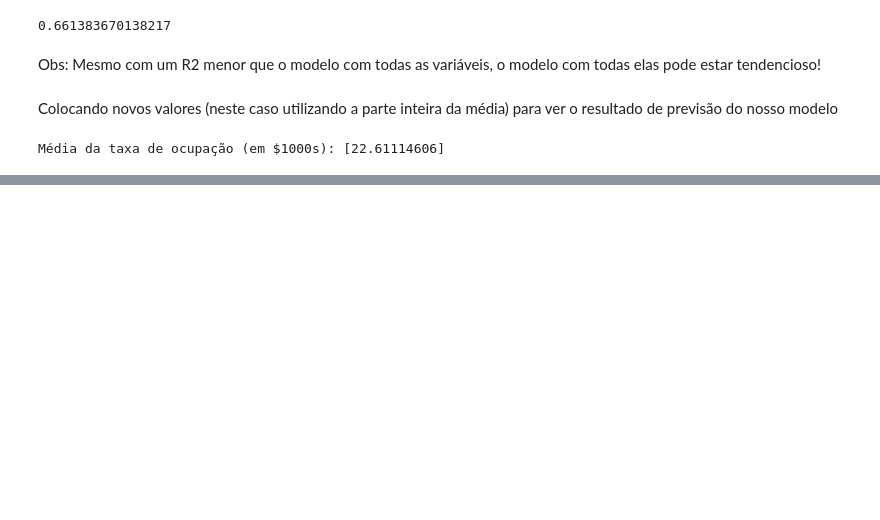
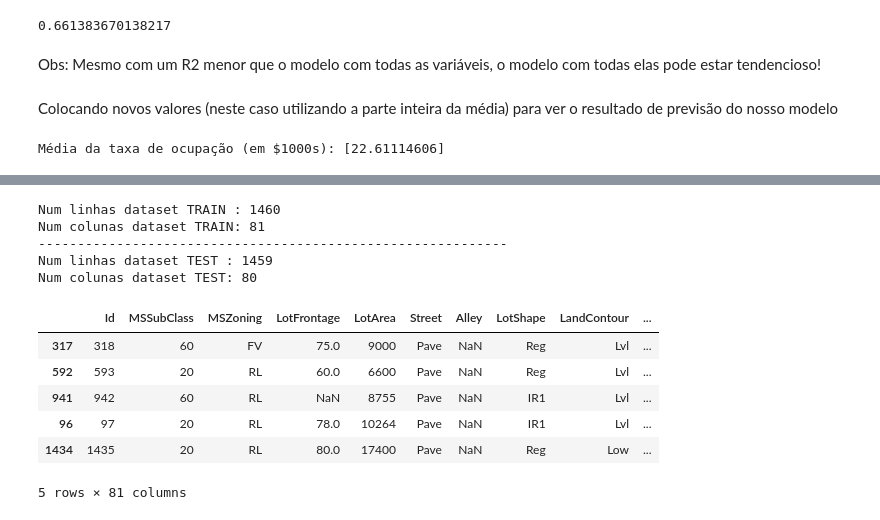
Before and after one commit to GuilhermeRuy97/Machine-Learning-Scientist, a Jupyter notebook: ds_academy/machine-learning/05_regressao_pt_2.ipynb, the cells around one changed output, grey strips where cells are left out. Drawn from its saved outputs; the diff is of its cells as text; code cells hidden in the pictures; blank space fills up the shorter version.

```diff
--- a/ds_academy/machine-learning/05_regressao_pt_2.ipynb
+++ b/ds_academy/machine-learning/05_regressao_pt_2.ipynb
@@ -978,0 +1074,23 @@ Média da taxa de ocupação (em $1000s): [22.61114606]
+# %%
+print(f'Num linhas dataset TRAIN : {hp_train.shape[0]}')
+print(f'Num colunas dataset TRAIN: {hp_train.shape[1]}')
+print('-'*60)
+print(f'Num linhas dataset TEST : {hp_test.shape[0]}')
+print(f'Num colunas dataset TEST: {hp_test.shape[1]}')
+# %% [output]
+Num linhas dataset TRAIN : 1460
+Num colunas dataset TRAIN: 81
+------------------------------------------------------------
+Num linhas dataset TEST : 1459
+Num colunas dataset TEST: 80
+# %%
+# Amostra dos dados
+hp_train.sample(5)
+# %% [output]
+|  | Id | MSSubClass | MSZoning | LotFrontage | LotArea | Street | Alley | LotShape | LandContour | ... |
+| 317 | 318 | 60 | FV | 75.0 | 9000 | Pave | NaN | Reg | Lvl | ... |
+| 592 | 593 | 20 | RL | 60.0 | 6600 | Pave | NaN | Reg | Lvl | ... |
+| 941 | 942 | 60 | RL | NaN | 8755 | Pave | NaN | IR1 | Lvl | ... |
+| 96 | 97 | 20 | RL | 78.0 | 10264 | Pave | NaN | IR1 | Lvl | ... |
+| 1434 | 1435 | 20 | RL | 80.0 | 17400 | Pave | NaN | Reg | Low | ... |
+5 rows × 81 columns
```
Also changed, not shown: parts of 34 cells of this notebook.
